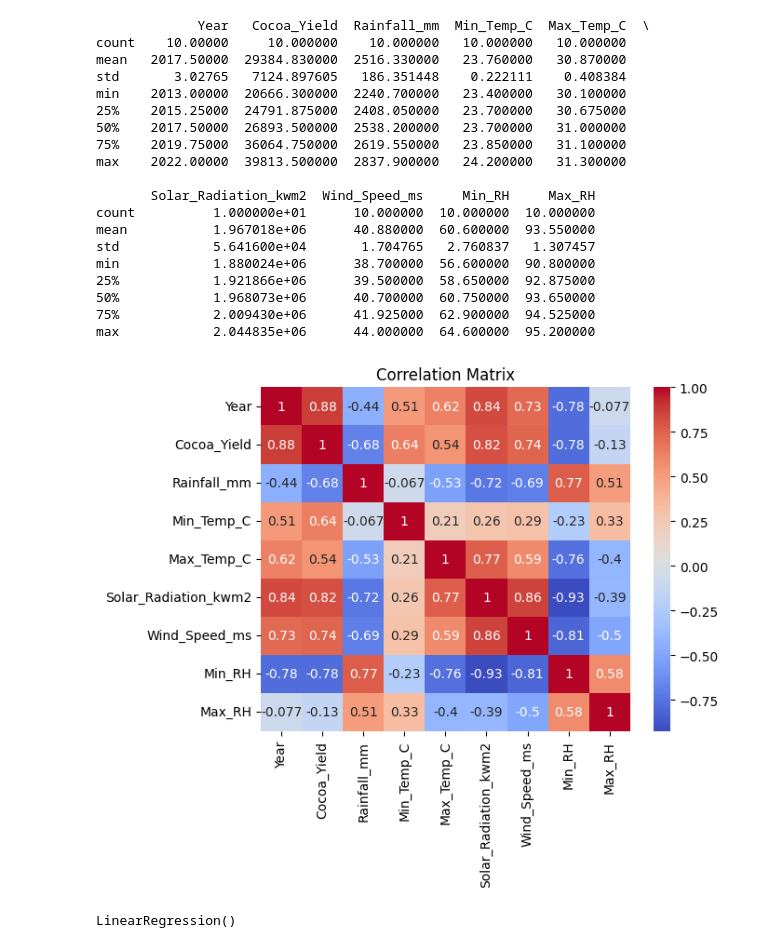
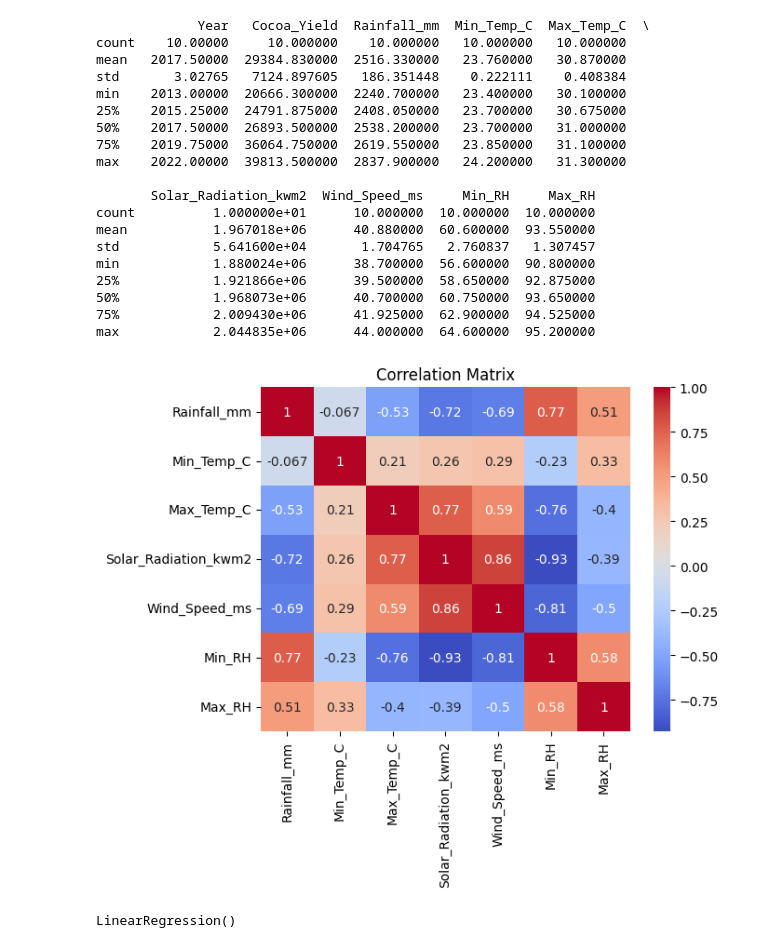
Before and after one commit to ChristechAnalytics/cocoa-yield-prediction, a Jupyter notebook: notebooks/01_eda_modelling.ipynb, the cells around one changed output. Cells and saved outputs as stored; diff of their text form; code cells hidden in the pictures.

```diff
--- a/notebooks/01_eda_modelling.ipynb
+++ b/notebooks/01_eda_modelling.ipynb
@@ -45,8 +45,10 @@ min            1.880024e+06      38.700000  56.600000  90.800000
 75%            2.009430e+06      41.925000  62.900000  94.525000
 max            2.044835e+06      44.000000  64.600000  95.200000
 # %%
-sns.heatmap(df.corr(), annot=True, cmap='coolwarm')
-plt.title("Correlation Matrix")
-plt.show()
+features = df.drop(columns=['Year', 'Cocoa_Yield'])
-# %% [output]
-[figure, removed]
+# %%
+sns.heatmap(features.corr(), annot=True, cmap='coolwarm')
+plt.title("Correlation Matrix")
+plt.show()
+# %% [output]
+[figure, added]
```
Also changed, not shown: parts of 5 cells of this notebook, 4 other files.
